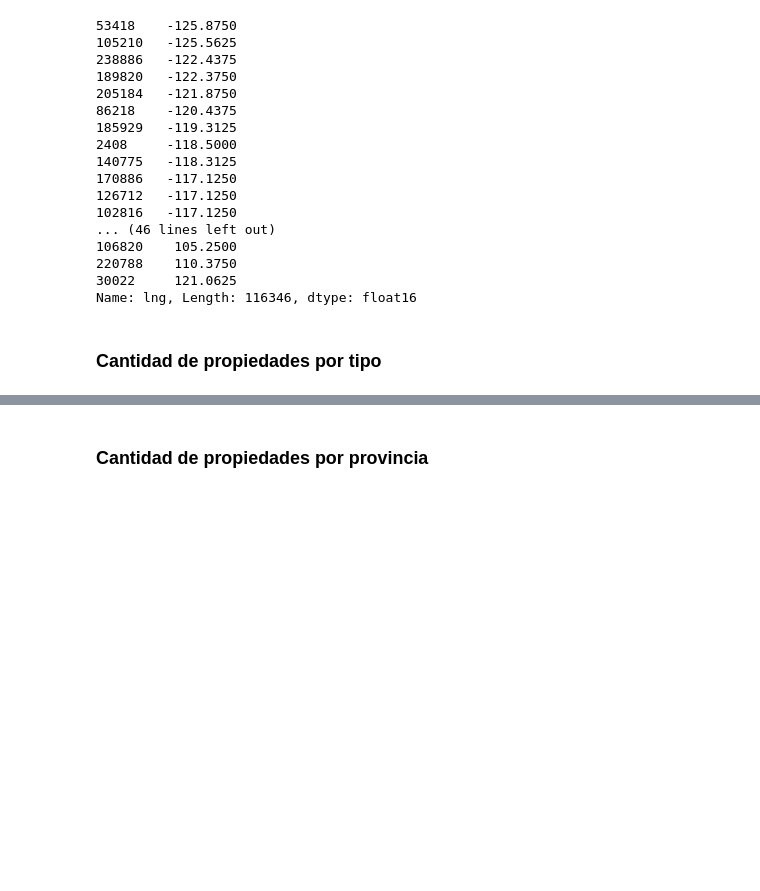
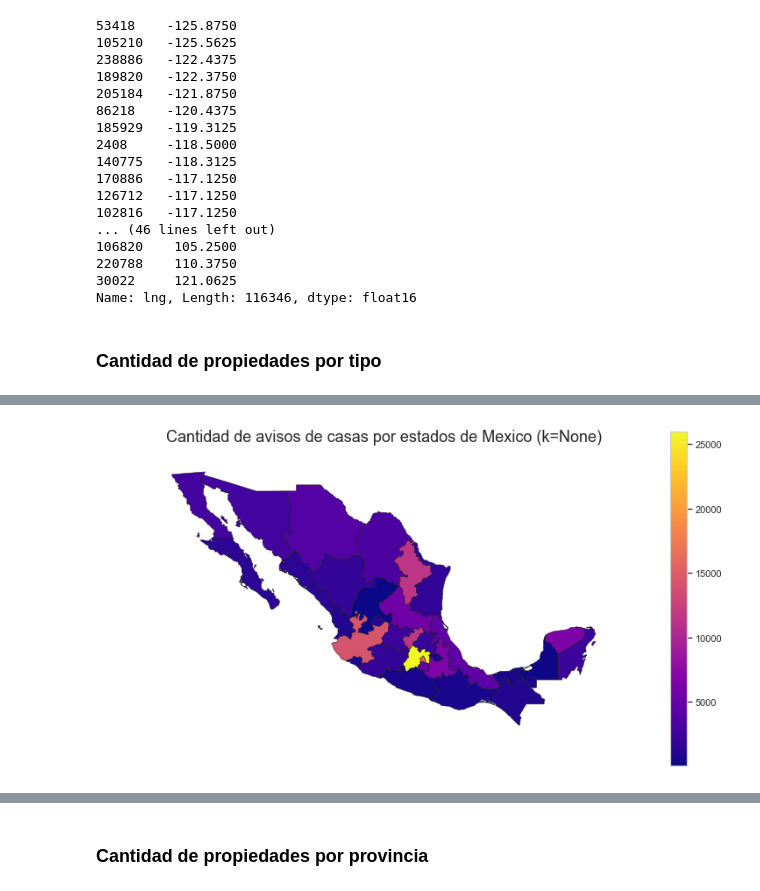
Before and after one commit to alepenaa94/Datos1-2C-2019, a Jupyter notebook: DATOS.ipynb, the cells around one changed output, grey strips where cells are left out. Drawn from its saved outputs; the diff is of its cells as text; code cells hidden in the pictures; blank space fills up the shorter version.

```diff
--- a/DATOS.ipynb
+++ b/DATOS.ipynb
@@ -356,0 +357,14 @@ df['tipodepropiedad'].value_counts()\
+# %%
+casa_df = new_df.loc[df['tipodepropiedad'] == 'Casa']
+apartamento_df = new_df.loc[df['tipodepropiedad'] == 'Apartamento']
+
+cant_casa = casa_df['provincia'].value_counts().to_frame()
+cant_casa.reset_index(inplace=True)
+cant_casa.columns = ['ESTADO','CANTIDAD_CASA']
+
+cant_apart = apartamento_df['provincia'].value_counts().to_frame()
+cant_apart.reset_index(inplace=True)
+cant_apart.columns = ['ESTADO','CANTIDAD_APART']
+
+df_casa_apart = cant_casa.merge(cant_apart, on='ESTADO')
+df_casa_apart.head()
@@ -356,0 +378,3 @@ df['tipodepropiedad'].value_counts()\
+# %%
+mx_casa = mexico.merge(df_casa_apart,on='ESTADO')
+mx_casa.head()
@@ -356,0 +388,5 @@ df['tipodepropiedad'].value_counts()\
+# %%
+fig = gplt.choropleth(mx_casa, hue='CANTIDAD_CASA', cmap='plasma',edgecolor='k',k=None,linewidth=0.5,figsize=(13,7), legend=True);
+fig.set_title('Cantidad de avisos de casas por estados de Mexico (k=None)', fontsize=18);
+# %% [output]
+[figure, added]
```
Also changed, not shown: parts of 30 cells of this notebook.
